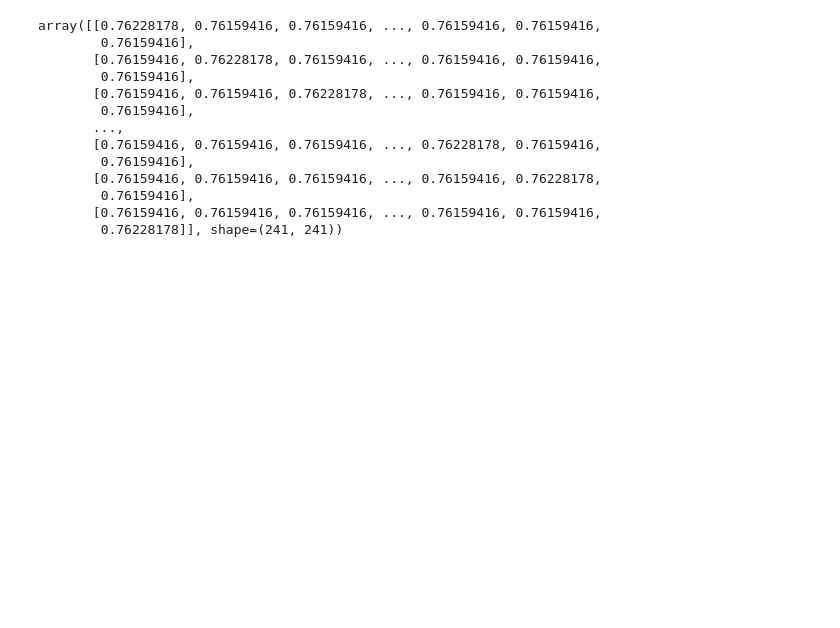
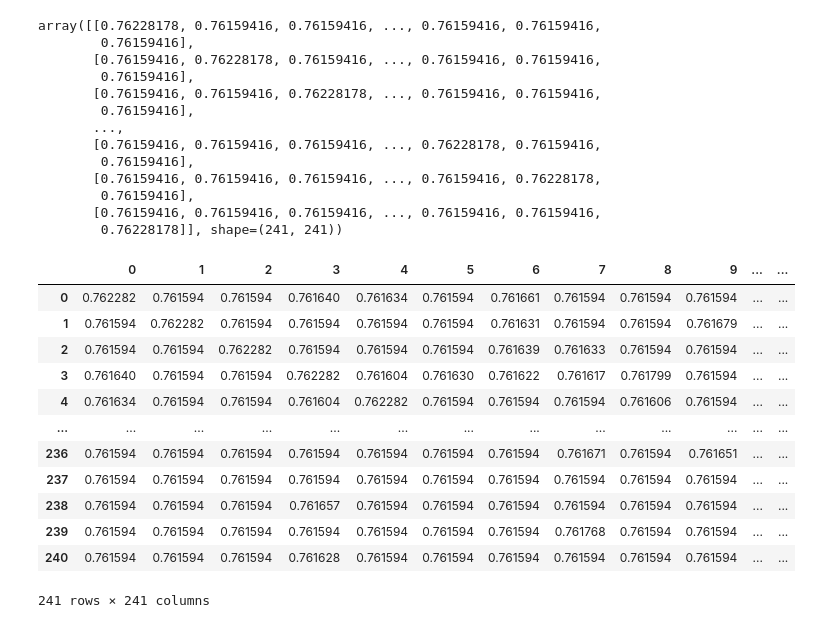
Before and after one commit to CyberWol-12/Movie_Recommendation_System, a Jupyter notebook: Movie_Recommendation_System_tmdb.ipynb, the cells around one changed output. Drawn from its saved outputs; the diff is of its cells as text; code cells hidden in the pictures; blank space fills up the shorter version.

```diff
--- a/Movie_Recommendation_System_tmdb.ipynb
+++ b/Movie_Recommendation_System_tmdb.ipynb
@@ -723,3 +723,19 @@ array([[0.76228178, 0.76159416, 0.76159416, ..., 0.76159416, 0.76159416,
         0.76159416],
        [0.76159416, 0.76159416, 0.76159416, ..., 0.76159416, 0.76159416,
         0.76228178]], shape=(241, 241))
+# %%
+pd.DataFrame(sig)
+# %% [output]
+|  | 0 | 1 | 2 | 3 | 4 | 5 | 6 | 7 | 8 | 9 | ... | ... |
+| 0 | 0.762282 | 0.761594 | 0.761594 | 0.761640 | 0.761634 | 0.761594 | 0.761661 | 0.761594 | 0.761594 | 0.761594 | ... | ... |
+| 1 | 0.761594 | 0.762282 | 0.761594 | 0.761594 | 0.761594 | 0.761594 | 0.761631 | 0.761594 | 0.761594 | 0.761679 | ... | ... |
+| 2 | 0.761594 | 0.761594 | 0.762282 | 0.761594 | 0.761594 | 0.761594 | 0.761639 | 0.761633 | 0.761594 | 0.761594 | ... | ... |
+| 3 | 0.761640 | 0.761594 | 0.761594 | 0.762282 | 0.761604 | 0.761630 | 0.761622 | 0.761617 | 0.761799 | 0.761594 | ... | ... |
+| 4 | 0.761634 | 0.761594 | 0.761594 | 0.761604 | 0.762282 | 0.761594 | 0.761594 | 0.761594 | 0.761606 | 0.761594 | ... | ... |
+| ... | ... | ... | ... | ... | ... | ... | ... | ... | ... | ... | ... | ... |
+| 236 | 0.761594 | 0.761594 | 0.761594 | 0.761594 | 0.761594 | 0.761594 | 0.761594 | 0.761671 | 0.761594 | 0.761651 | ... | ... |
+| 237 | 0.761594 | 0.761594 | 0.761594 | 0.761594 | 0.761594 | 0.761594 | 0.761594 | 0.761594 | 0.761594 | 0.761594 | ... | ... |
+| 238 | 0.761594 | 0.761594 | 0.761594 | 0.761657 | 0.761594 | 0.761594 | 0.761594 | 0.761594 | 0.761594 | 0.761594 | ... | ... |
+| 239 | 0.761594 | 0.761594 | 0.761594 | 0.761594 | 0.761594 | 0.761594 | 0.761594 | 0.761768 | 0.761594 | 0.761594 | ... | ... |
+| 240 | 0.761594 | 0.761594 | 0.761594 | 0.761628 | 0.761594 | 0.761594 | 0.761594 | 0.761594 | 0.761594 | 0.761594 | ... | ... |
+241 rows × 241 columns
```
Also changed, not shown: parts of 8 cells of this notebook.
